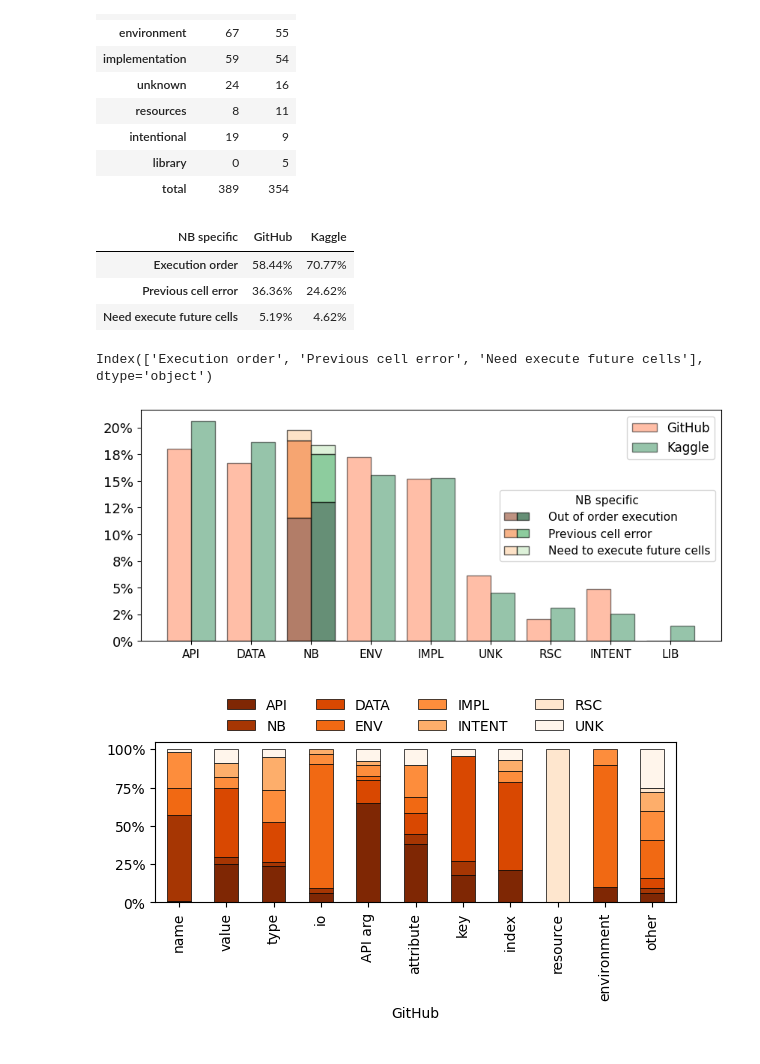
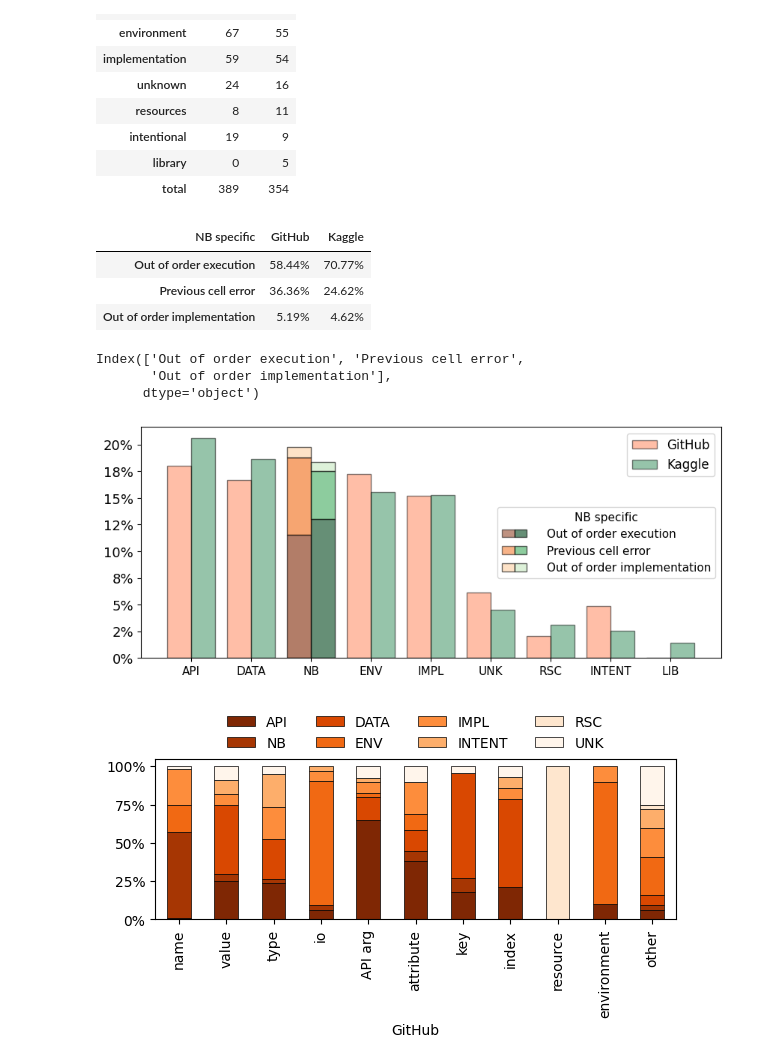
Before and after one commit to PELAB-LiU/jupyter_nbs_empirical, a Jupyter notebook: notebook_error_analysis-manual_labels_plots_rqs.ipynb, the cells around one changed output. Cells and saved outputs as stored; diff of their text form; code cells hidden in the pictures.

```diff
--- a/notebook_error_analysis-manual_labels_plots_rqs.ipynb
+++ b/notebook_error_analysis-manual_labels_plots_rqs.ipynb
@@ -227,22 +227,22 @@ rc[["GitHub","Kaggle"]]
 # %%
 # zoom in to root cause == NB specific - xxx
 nb_g = df_mlerr_labels_g[df_mlerr_labels_g["label_root_cause"].isin(config.label_root_cause["NB specific"])]
 nb_g_counts = nb_g.groupby("label_root_cause")["label_root_cause"].value_counts().sort_values(ascending=False)
 nb_g_counts = (nb_g_counts/nb_g_counts.sum()*100).round(2)
 nb_k = df_mlerr_labels_k[df_mlerr_labels_k["label_root_cause"].isin(config.label_root_cause["NB specific"])]
 nb_k_counts = nb_k.groupby("label_root_cause")["label_root_cause"].value_counts().sort_values(ascending=False)
 nb_k_counts = (nb_k_counts/nb_k_counts.sum()*100).round(2)
 
 nb_pp = pd.DataFrame([nb_g_counts,nb_k_counts],index=['GitHub','Kaggle'])
-nb_pp.columns=["Execution order", "Previous cell error", "Need execute future cells"]
+nb_pp.columns=["Out of order execution", "Previous cell error", "Out of order implementation"]
 nb_pp.index.name = 'NB specific'
 
 nb_pp.T.astype(str) + '%'
 # %% [output]
 | NB specific | GitHub | Kaggle |
-| Execution order | 58.44% | 70.77% |
+| Out of order execution | 58.44% | 70.77% |
 | Previous cell error | 36.36% | 24.62% |
-| Need execute future cells | 5.19% | 4.62% |
+| Out of order implementation | 5.19% | 4.62% |
 # %%
 # transform to percentages
 rc.loc[:,'Kaggle']=(rc['Kaggle']/rc[:-1]['Kaggle'].sum()*100).round(2)
@@ -289,7 +289,7 @@ fig.axes[0].yaxis.set_major_formatter(PercentFormatter(decimals=0))
 lgd_colors = [cm_2(i*3) for i in range(3)] + [cm(i*3) for i in range(3)]
 print(npspe_list)
 # legend 2 labels
-lgd_labels=[""]*3+["Out of order execution", "Previous cell error", "Need to execute future cells"]
+lgd_labels=[""]*3+["Out of order execution", "Previous cell error", "Out of order implementation"]
 
 lgnd = fig.axes[0].legend(labels=lgd_labels, loc="center right", ncols=2, fontsize=fontsize-5,columnspacing=-1.7,
                           title="NB specific", title_fontsize=fontsize-5)
@@ -307,7 +307,9 @@ plt.legend(fontsize=fontsize-4)
 plt.savefig(r"C:\Users\yirwa29\OneDrive - Linköpings universitet\SAProject\Paper2/rc.pdf", bbox_inches='tight')
 plt.show()
 # %% [output]
-Index(['Execution order', 'Previous cell error', 'Need execute future cells'], dtype='object')
+Index(['Out of order execution', 'Previous cell error',
+       'Out of order implementation'],
+      dtype='object')
 [figure]
 # %%
 # relationship between exception types and root causes
```
Also changed, not shown: parts of 1 cell of this notebook.
